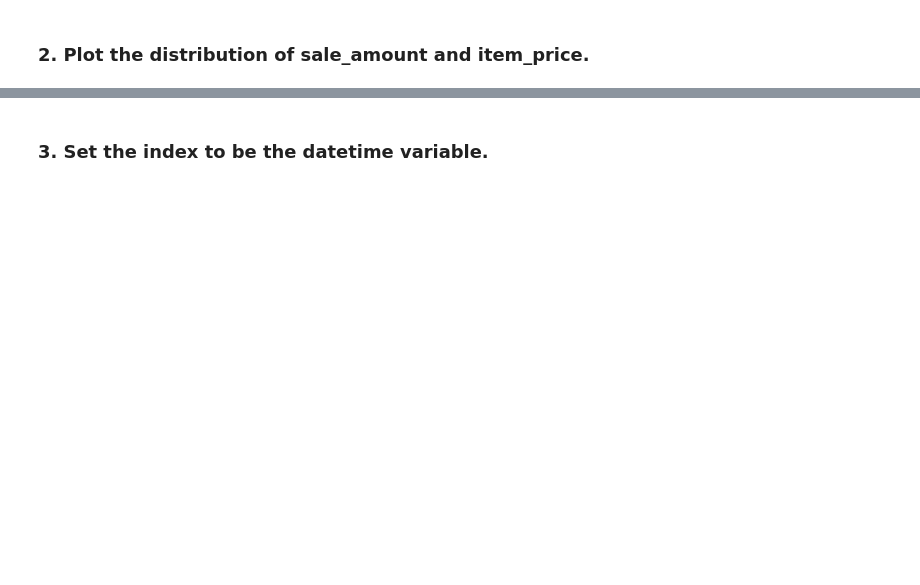
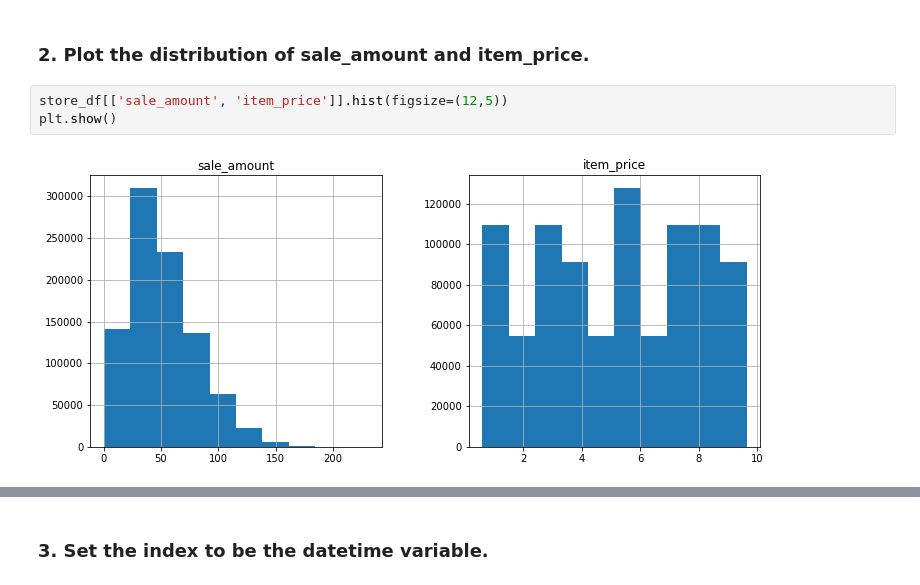
Before and after one commit to jeffakins/time_series, a Jupyter notebook: prepare_exercises.ipynb, the cells around one changed output, grey strips where cells are left out. Drawn from its saved outputs; the diff is of its cells as text; blank space fills up the shorter version.

```diff
--- a/prepare_exercises.ipynb
+++ b/prepare_exercises.ipynb
@@ -44,5 +43,10 @@ store_df.head(2)
 | 1 | 1 | 1 | 11.0 | 2013-01-02 00:00:00+00:00 | 2 | 1 | 12125 Alamo Ranch Pkwy | San Antonio | 1 | ... |
 # %% [markdown]
 ### 2. Plot the distribution of sale_amount and item_price.
+# %%
+store_df[['sale_amount', 'item_price']].hist(figsize=(12,5))
+plt.show()
+# %% [output]
+[figure, added]
 # %%
 by_date = store_df.groupby(['sale_date']).sale_amount.sum().reset_index()
```
Also changed, not shown: parts of 20 cells of this notebook, 3 other files.
